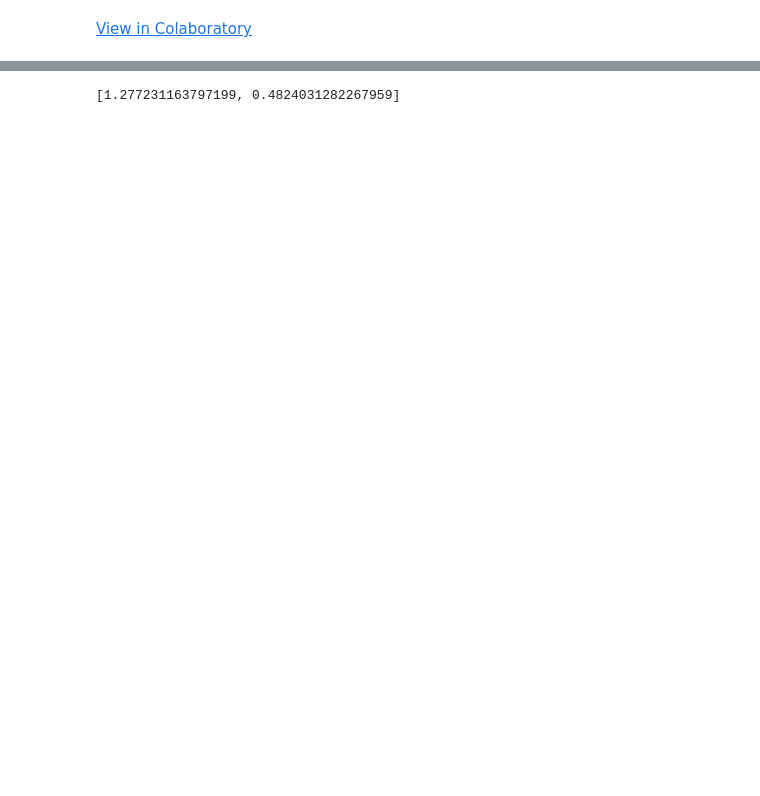
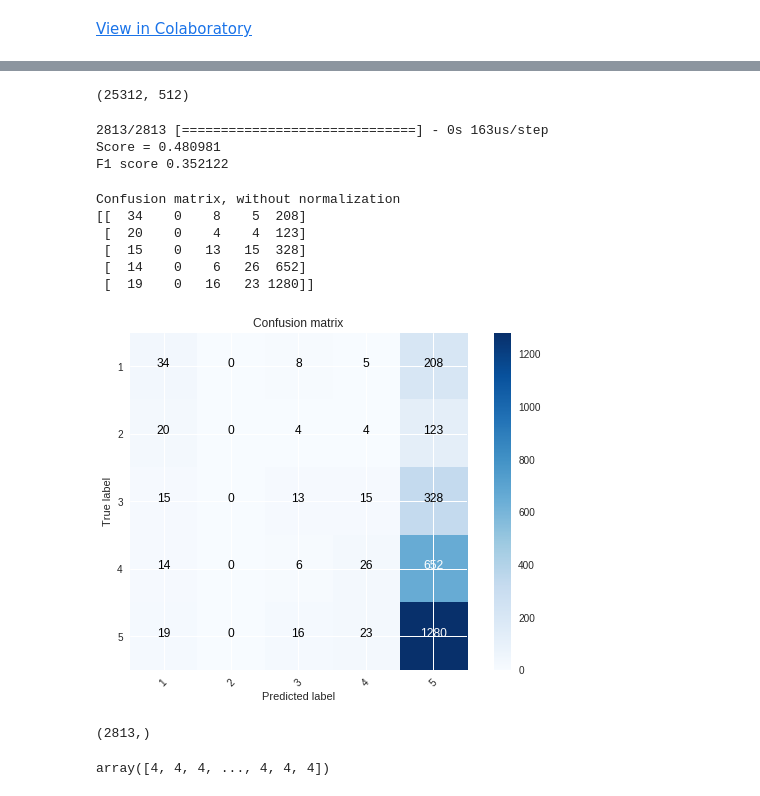
Before and after one commit to gitgash/ds-test, a Jupyter notebook: ann_estimator.ipynb, the cells around one changed output, grey strips where cells are left out. Drawn from its saved outputs; the diff is of its cells as text; code cells hidden in the pictures; blank space fills up the shorter version.

```diff
--- a/ann_estimator.ipynb
+++ b/ann_estimator.ipynb
@@ -16,23 +61,20 @@ df = pd.read_csv("https://www.dropbox.com/s/tzb7mjxipz8fnyt/dataset.csv?dl=1")
 # crete X and y
 X = df.iloc[:,1:-1].copy()
 y = keras.utils.to_categorical(df['label'] - 1, num_classes=5)
-# preprocess features
-scaler = StandardScaler().fit(X)
-X = scaler.transform(X)
-
 
 # divide to train and test
 X_train, X_test, y_train, y_test = train_test_split(X, y, test_size=0.1, random_state=3623467829)
+# preprocess features
+scaler = StandardScaler().fit(X_train)
+X_train = scaler.transform(X_train)
+pca = PCA(n_components=512)
+pca.fit(X_train)
+X_train = pca.transform(X_train)
 # %%
 model = Sequential()
-# Dense(64) is a fully-connected layer with 64 hidden units.
-# in the first layer, you must specify the expected input data shape:
-# here, 20-dimensional vectors.
-model.add(Dense(1024, activation='relu', input_dim=1365))
+model.add(Dense(512, activation='relu', input_dim=512))
 model.add(Dropout(0.2))
-model.add(Dense(512, activation='relu'))
-model.add(Dropout(0.2))
-model.add(Dense(512, activation='relu'))
+model.add(Dense(128, activation='relu'))
 model.add(Dropout(0.2))
 model.add(Dense(64, activation='relu'))
 model.add(Dropout(0.2))
@@ -44,9 +86,7 @@ model.compile(loss='categorical_crossentropy',
               metrics=['accuracy'])
 
 model.fit(X_train, y_train,
-          epochs=20,
+          epochs=200,
           batch_size=128)
-
-score = model.evaluate(X_test, y_test, batch_size=128)
 # %% [output]
 Epoch 1/20
@@ -69,4 +110,37 @@ Epoch 20/20
-# %%
-score
-# %% [output]
-[1.277231163797199, 0.4824031282267959]
+# %%
+X_train.shape
+# %% [output]
+(25312, 512)
+# %%
+# make prediction on test set
+X_test_2 = pca.transform(scaler.transform(X_test))
+# X_test_2 = scaler.transform(X_test)
+
+y_pred = model.predict(X_test_2)
+# calculate f1 weighted score
+score = model.evaluate(X_test_2, y_test, batch_size=128)
+print("Score = %f" % score[1])
+print("F1 score %f" % f1_score(np.argmax(y_test, 1), np.argmax(y_pred, 1), average='weighted'))
+# %% [output]
+2813/2813 [==============================] - 0s 163us/step
+Score = 0.480981
+F1 score 0.352122
+# %%
+cnf_matrix = confusion_matrix(np.argmax(y_test, 1), np.argmax(y_pred, 1))
+plot_confusion_matrix(cnf_matrix,[1,2,3,4,5])
+# %% [output]
+Confusion matrix, without normalization
+[[  34    0    8    5  208]
+ [  20    0    4    4  123]
+ [  15    0   13   15  328]
+ [  14    0    6   26  652]
+ [  19    0   16   23 1280]]
+[figure, added]
+# %%
+np.argmax(y_test, 1).shape
+# %% [output]
+(2813,)
+# %%
+np.argmax(y_pred, 1)
+# %% [output]
+array([4, 4, 4, ..., 4, 4, 4])
```
Also changed, not shown: parts of 6 cells of this notebook.
